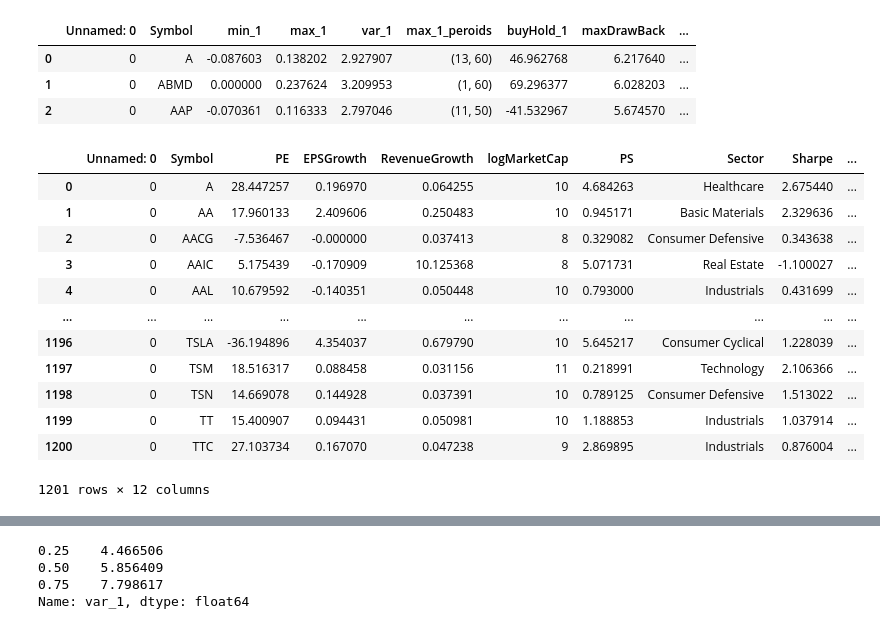
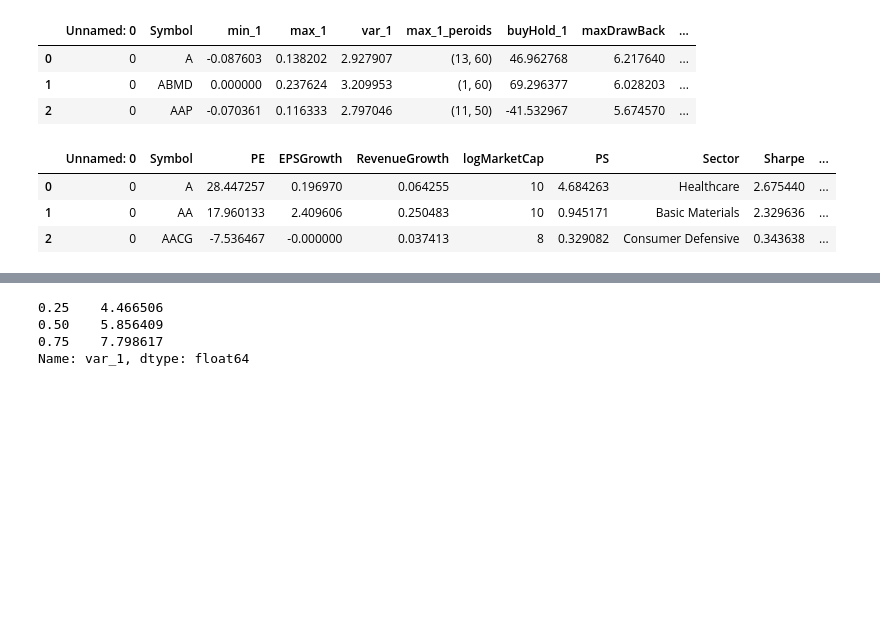
Before and after one commit to taosongst/backtrader_strategies, a Jupyter notebook: TreeModels.ipynb, the cells around one changed output, grey strips where cells are left out. Cells and saved outputs as stored; diff of their text form; code cells hidden in the pictures; blank space fills up the shorter version.

```diff
--- a/TreeModels.ipynb
+++ b/TreeModels.ipynb
@@ -50,19 +42,10 @@ preYearFeatures.head(3)
 | 1 | 0 | ABMD | 0.000000 | 0.237624 | 3.209953 | (1, 60) | 69.296377 | 6.028203 | ... |
 | 2 | 0 | AAP | -0.070361 | 0.116333 | 2.797046 | (11, 50) | -41.532967 | 5.674570 | ... |
 # %%
-features
+features.head(3)
 # %% [output]
 |  | Unnamed: 0 | Symbol | PE | EPSGrowth | RevenueGrowth | logMarketCap | PS | Sector | Sharpe | ... |
 | 0 | 0 | A | 28.447257 | 0.196970 | 0.064255 | 10 | 4.684263 | Healthcare | 2.675440 | ... |
 | 1 | 0 | AA | 17.960133 | 2.409606 | 0.250483 | 10 | 0.945171 | Basic Materials | 2.329636 | ... |
 | 2 | 0 | AACG | -7.536467 | -0.000000 | 0.037413 | 8 | 0.329082 | Consumer Defensive | 0.343638 | ... |
-| 3 | 0 | AAIC | 5.175439 | -0.170909 | 10.125368 | 8 | 5.071731 | Real Estate | -1.100027 | ... |
-| 4 | 0 | AAL | 10.679592 | -0.140351 | 0.050448 | 10 | 0.793000 | Industrials | 0.431699 | ... |
-| ... | ... | ... | ... | ... | ... | ... | ... | ... | ... | ... |
-| 1196 | 0 | TSLA | -36.194896 | 4.354037 | 0.679790 | 10 | 5.645217 | Consumer Cyclical | 1.228039 | ... |
-| 1197 | 0 | TSM | 18.516317 | 0.088458 | 0.031156 | 11 | 0.218991 | Technology | 2.106366 | ... |
-| 1198 | 0 | TSN | 14.669078 | 0.144928 | 0.037391 | 10 | 0.789125 | Consumer Defensive | 1.513022 | ... |
-| 1199 | 0 | TT | 15.400907 | 0.094431 | 0.050981 | 10 | 1.188853 | Industrials | 1.037914 | ... |
-| 1200 | 0 | TTC | 27.103734 | 0.167070 | 0.047238 | 9 | 2.869895 | Industrials | 0.876004 | ... |
-1201 rows × 12 columns
 # %%
```
Also changed, not shown: parts of 30 cells of this notebook.
